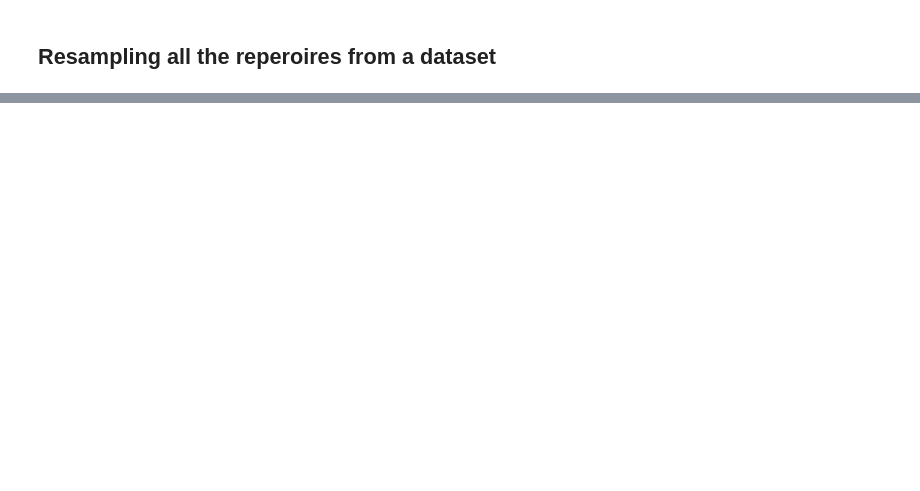
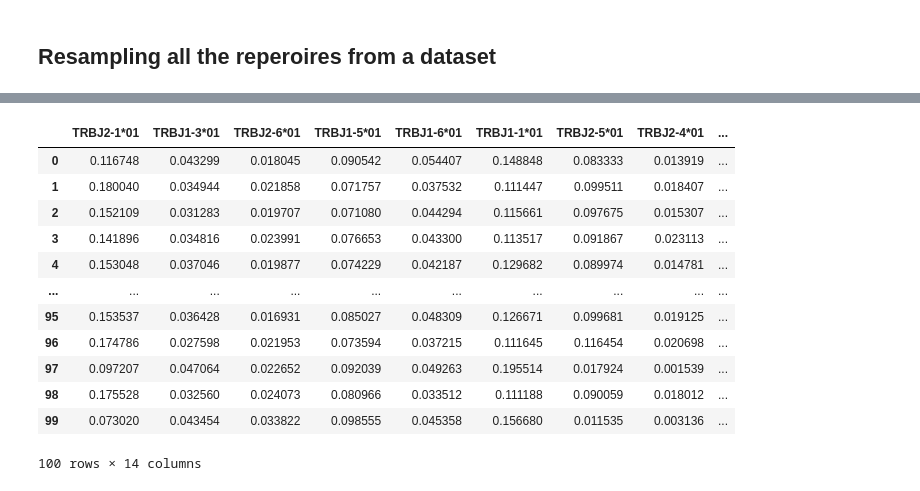
Before and after one commit to antigenomics/mirpy, a Jupyter notebook: notebooks/repertoire_resampling.ipynb, the cells around one changed output, grey strips where cells are left out. Cells and saved outputs as stored; diff of their text form; code cells hidden in the pictures; blank space fills up the shorter version.

```diff
--- a/notebooks/repertoire_resampling.ipynb
+++ b/notebooks/repertoire_resampling.ipynb
@@ -106,6 +180,6 @@ Name: 0, dtype: object
 # %% [markdown]
 ## Resampling all the reperoires from a dataset
 # %%
-# t0 = time.time()
-# resampled_dataset = RepertoireDataset.resample(initial_segment_usage_tables=[norm_usage_table_v, norm_usage_table_j], updated_segment_usage_tables=[z_score_usage_table_v, z_score_usage_table_j], n=100000, threads=28)
-# print(time.time() - t0)
+t0 = time.time()
+resampled_dataset = dataset.resample(updated_segment_usage_tables=[z_score_usage_table_v, z_score_usage_table_j], threads=28)
+print(time.time() - t0)
@@ -111,0 +229,22 @@ Name: 0, dtype: object
+# %%
+trbv_matrix = NormalizedSegmentUsageTable.load_from_repertoire_dataset(
+    resampled_dataset, gene='TRB', segment_type='V').segment_usage_matrix
+# %%
+trbj_matrix = NormalizedSegmentUsageTable.load_from_repertoire_dataset(
+    resampled_dataset, gene='TRB', segment_type='J').segment_usage_matrix
+# %%
+trbj_matrix
+# %% [output]
+|  | TRBJ2-1*01 | TRBJ1-3*01 | TRBJ2-6*01 | TRBJ1-5*01 | TRBJ1-6*01 | TRBJ1-1*01 | TRBJ2-5*01 | TRBJ2-4*01 | ... |
+| 0 | 0.116748 | 0.043299 | 0.018045 | 0.090542 | 0.054407 | 0.148848 | 0.083333 | 0.013919 | ... |
+| 1 | 0.180040 | 0.034944 | 0.021858 | 0.071757 | 0.037532 | 0.111447 | 0.099511 | 0.018407 | ... |
+| 2 | 0.152109 | 0.031283 | 0.019707 | 0.071080 | 0.044294 | 0.115661 | 0.097675 | 0.015307 | ... |
+| 3 | 0.141896 | 0.034816 | 0.023991 | 0.076653 | 0.043300 | 0.113517 | 0.091867 | 0.023113 | ... |
+| 4 | 0.153048 | 0.037046 | 0.019877 | 0.074229 | 0.042187 | 0.129682 | 0.089974 | 0.014781 | ... |
+| ... | ... | ... | ... | ... | ... | ... | ... | ... | ... |
+| 95 | 0.153537 | 0.036428 | 0.016931 | 0.085027 | 0.048309 | 0.126671 | 0.099681 | 0.019125 | ... |
+| 96 | 0.174786 | 0.027598 | 0.021953 | 0.073594 | 0.037215 | 0.111645 | 0.116454 | 0.020698 | ... |
+| 97 | 0.097207 | 0.047064 | 0.022652 | 0.092039 | 0.049263 | 0.195514 | 0.017924 | 0.001539 | ... |
+| 98 | 0.175528 | 0.032560 | 0.024073 | 0.080966 | 0.033512 | 0.111188 | 0.090059 | 0.018012 | ... |
+| 99 | 0.073020 | 0.043454 | 0.033822 | 0.098555 | 0.045358 | 0.156680 | 0.011535 | 0.003136 | ... |
+100 rows × 14 columns
```
Also changed, not shown: parts of 14 cells of this notebook, 3 other files.
